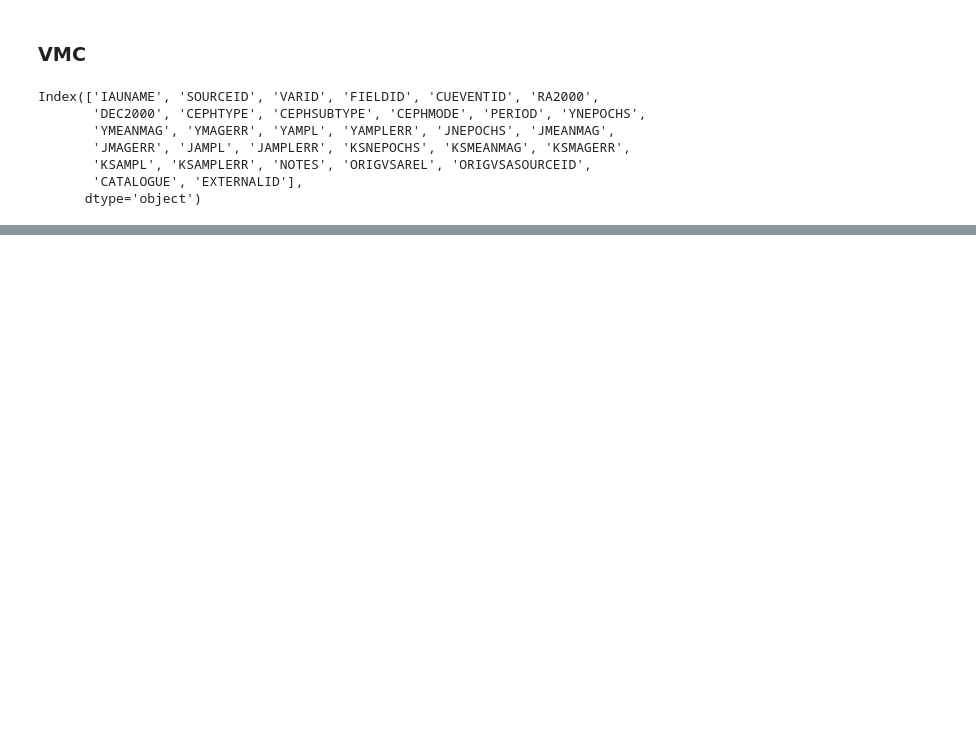
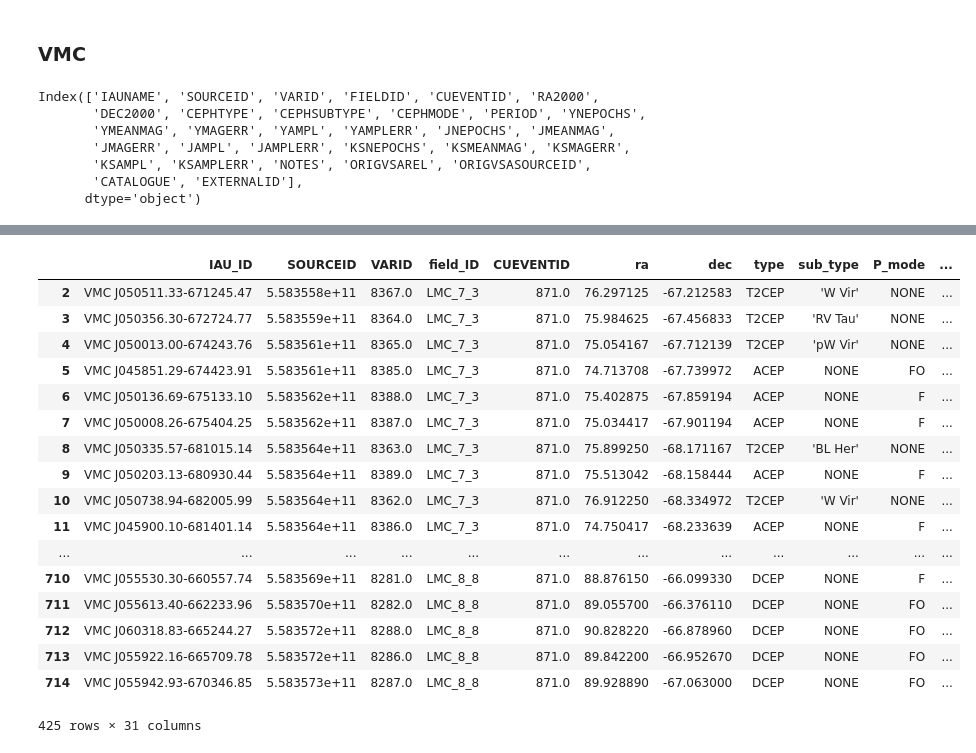
Before and after one commit to vickyscowcroft/bayesian_pl_fitting, a Jupyter notebook: batdog.ipynb, the cells around one changed output, grey strips where cells are left out. Saved outputs shown, nothing was run; the diff lists cells and outputs as text; code cells hidden in the pictures; blank space fills up the shorter version.

```diff
--- a/batdog.ipynb
+++ b/batdog.ipynb
@@ -2769,0 +2853,21 @@ vmc_cepheids[]
+# %%
+vmc_cepheids_LMC
+# %% [output]
+|  | IAU_ID | SOURCEID | VARID | field_ID | CUEVENTID | ra | dec | type | sub_type | P_mode | ... |
+| 2 | VMC J050511.33-671245.47 | 5.583558e+11 | 8367.0 | LMC_7_3 | 871.0 | 76.297125 | -67.212583 | T2CEP | 'W Vir' | NONE | ... |
+| 3 | VMC J050356.30-672724.77 | 5.583559e+11 | 8364.0 | LMC_7_3 | 871.0 | 75.984625 | -67.456833 | T2CEP | 'RV Tau' | NONE | ... |
+| 4 | VMC J050013.00-674243.76 | 5.583561e+11 | 8365.0 | LMC_7_3 | 871.0 | 75.054167 | -67.712139 | T2CEP | 'pW Vir' | NONE | ... |
+| 5 | VMC J045851.29-674423.91 | 5.583561e+11 | 8385.0 | LMC_7_3 | 871.0 | 74.713708 | -67.739972 | ACEP | NONE | FO | ... |
+| 6 | VMC J050136.69-675133.10 | 5.583562e+11 | 8388.0 | LMC_7_3 | 871.0 | 75.402875 | -67.859194 | ACEP | NONE | F | ... |
+| 7 | VMC J050008.26-675404.25 | 5.583562e+11 | 8387.0 | LMC_7_3 | 871.0 | 75.034417 | -67.901194 | ACEP | NONE | F | ... |
+| 8 | VMC J050335.57-681015.14 | 5.583564e+11 | 8363.0 | LMC_7_3 | 871.0 | 75.899250 | -68.171167 | T2CEP | 'BL Her' | NONE | ... |
+| 9 | VMC J050203.13-680930.44 | 5.583564e+11 | 8389.0 | LMC_7_3 | 871.0 | 75.513042 | -68.158444 | ACEP | NONE | F | ... |
+| 10 | VMC J050738.94-682005.99 | 5.583564e+11 | 8362.0 | LMC_7_3 | 871.0 | 76.912250 | -68.334972 | T2CEP | 'W Vir' | NONE | ... |
+| 11 | VMC J045900.10-681401.14 | 5.583564e+11 | 8386.0 | LMC_7_3 | 871.0 | 74.750417 | -68.233639 | ACEP | NONE | F | ... |
+| ... | ... | ... | ... | ... | ... | ... | ... | ... | ... | ... | ... |
+| 710 | VMC J055530.30-660557.74 | 5.583569e+11 | 8281.0 | LMC_8_8 | 871.0 | 88.876150 | -66.099330 | DCEP | NONE | F | ... |
+| 711 | VMC J055613.40-662233.96 | 5.583570e+11 | 8282.0 | LMC_8_8 | 871.0 | 89.055700 | -66.376110 | DCEP | NONE | FO | ... |
+| 712 | VMC J060318.83-665244.27 | 5.583572e+11 | 8288.0 | LMC_8_8 | 871.0 | 90.828220 | -66.878960 | DCEP | NONE | FO | ... |
+| 713 | VMC J055922.16-665709.78 | 5.583572e+11 | 8286.0 | LMC_8_8 | 871.0 | 89.842200 | -66.952670 | DCEP | NONE | FO | ... |
+| 714 | VMC J055942.93-670346.85 | 5.583573e+11 | 8287.0 | LMC_8_8 | 871.0 | 89.928890 | -67.063000 | DCEP | NONE | FO | ... |
+425 rows × 31 columns
```
Also changed, not shown: parts of 11 cells of this notebook, 2 other files.
